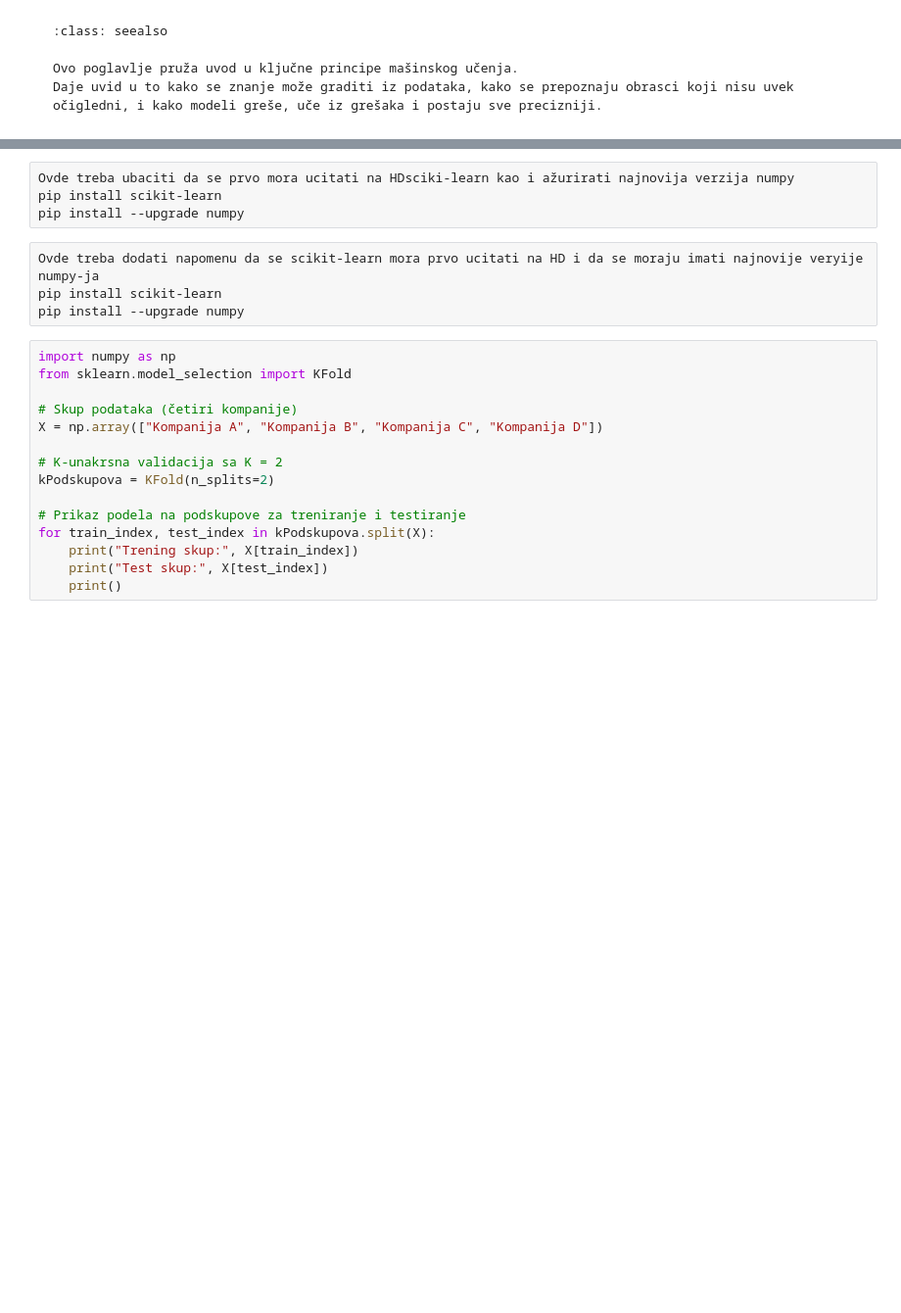
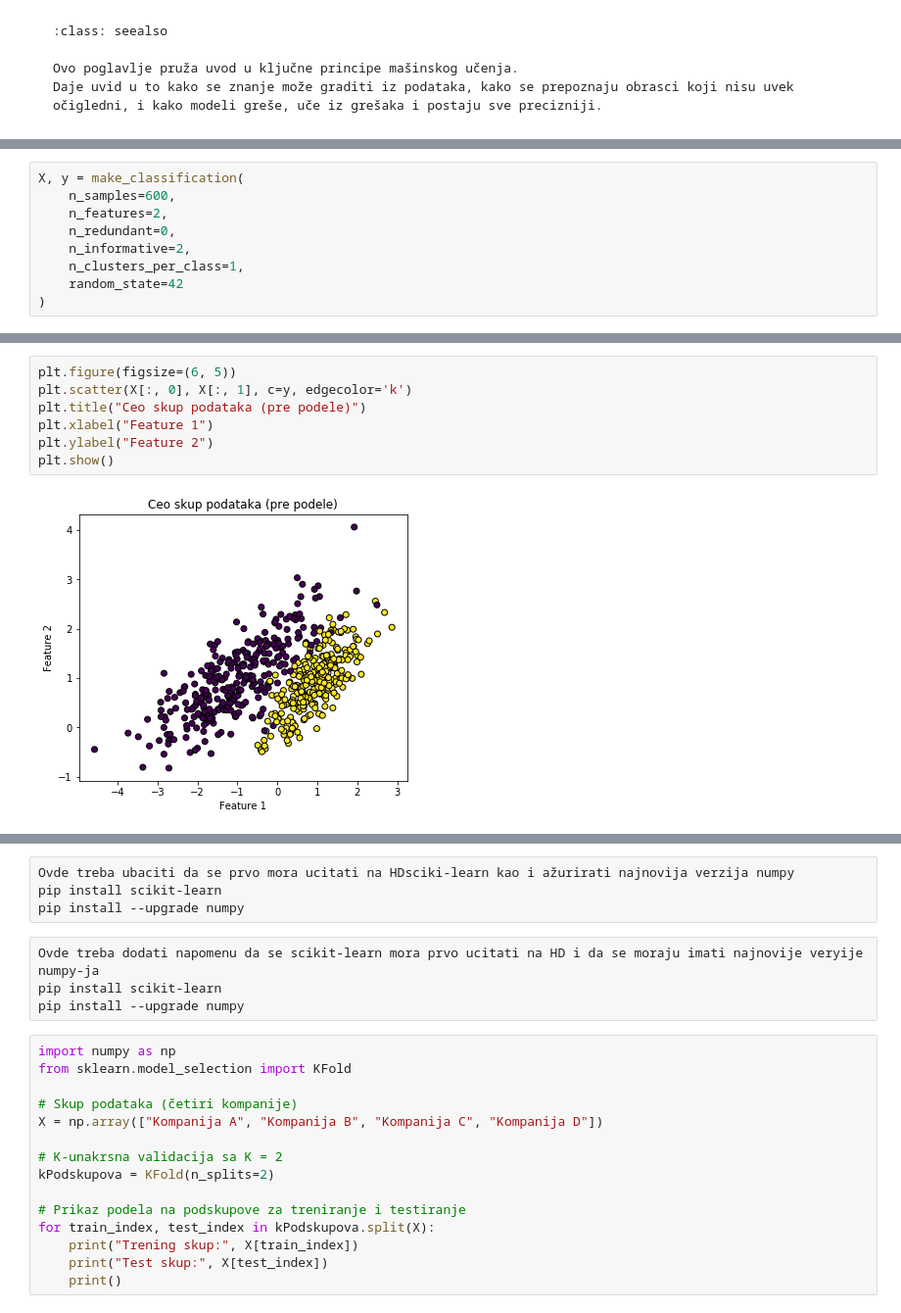
Before and after one commit to dazdejkovic/OI_25_jb1, a Jupyter notebook: _sources/ML_25_01_Uvod_1.ipynb, the cells around one changed output, grey strips where cells are left out. Shown at 98% size. Drawn from its saved outputs; the diff is of its cells as text; blank space fills up the shorter version.

```diff
--- a/_sources/ML_25_01_Uvod_1.ipynb
+++ b/_sources/ML_25_01_Uvod_1.ipynb
@@ -246,0 +229,9 @@ Detaljni primeri implementacije navedenih metoda validacije u programskom jeziku
+# %%
+X, y = make_classification(
+    n_samples=600,
+    n_features=2,
+    n_redundant=0,
+    n_informative=2,
+    n_clusters_per_class=1,
+    random_state=42
+)
@@ -246,0 +253,9 @@ Detaljni primeri implementacije navedenih metoda validacije u programskom jeziku
+# %%
+plt.figure(figsize=(6, 5))
+plt.scatter(X[:, 0], X[:, 1], c=y, edgecolor='k')
+plt.title("Ceo skup podataka (pre podele)")
+plt.xlabel("Feature 1")
+plt.ylabel("Feature 2")
+plt.show()
+# %% [output]
+[figure, added]
```
Also changed, not shown: parts of 75 cells of this notebook, 42 other files.
